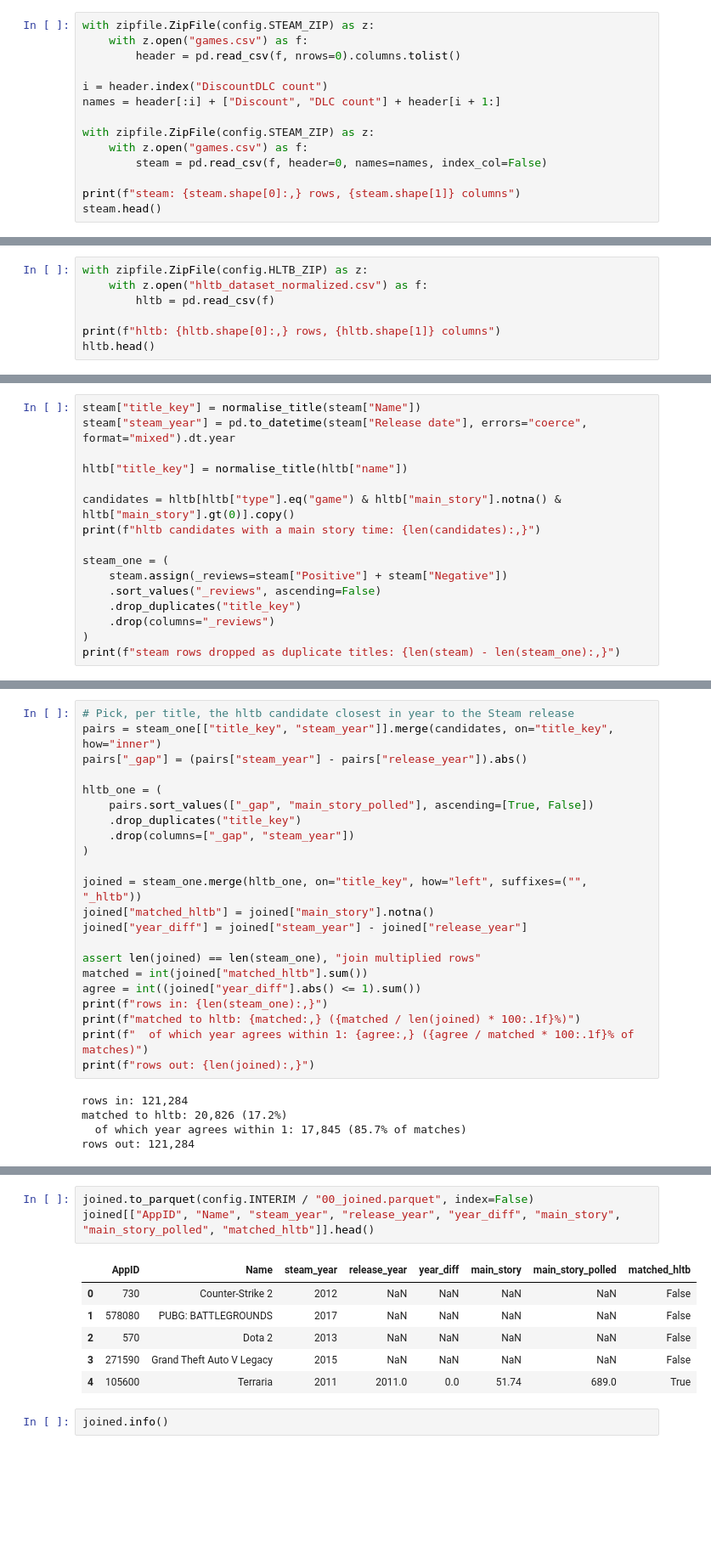
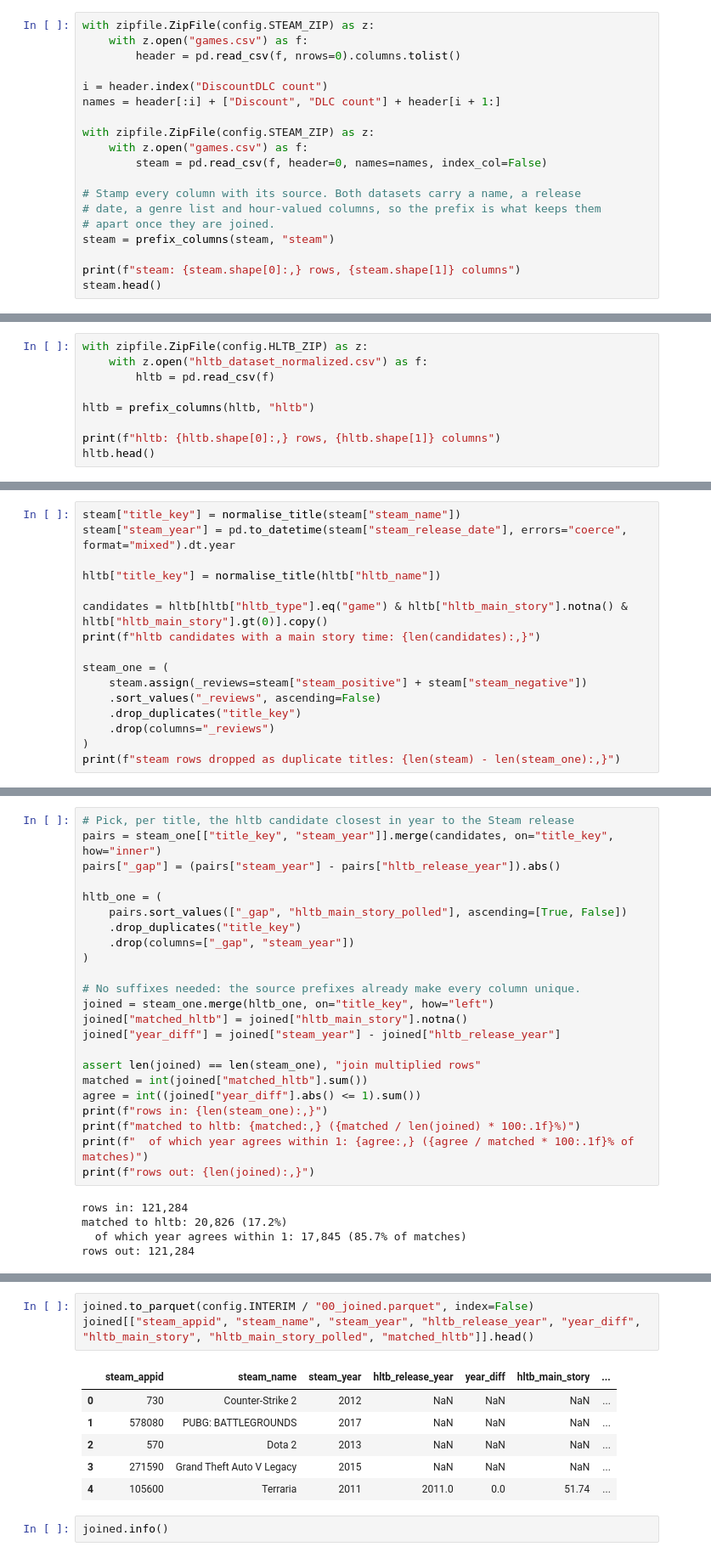
Before and after one commit to SinYang13/IS630, a Jupyter notebook: notebooks/00_setup_and_acquisition.ipynb, the cells around one changed output, grey strips where cells are left out. Shown at 85% size. Drawn from its saved outputs; the diff is of its cells as text; blank space fills up the shorter version.

```diff
--- a/notebooks/00_setup_and_acquisition.ipynb
+++ b/notebooks/00_setup_and_acquisition.ipynb
@@ -57,6 +57,11 @@ with zipfile.ZipFile(config.STEAM_ZIP) as z:
     with z.open("games.csv") as f:
         steam = pd.read_csv(f, header=0, names=names, index_col=False)
 
+# Stamp every column with its source. Both datasets carry a name, a release
+# date, a genre list and hour-valued columns, so the prefix is what keeps them
+# apart once they are joined.
+steam = prefix_columns(steam, "steam")
+
 print(f"steam: {steam.shape[0]:,} rows, {steam.shape[1]} columns")
 steam.head()
 # %% [output]
@@ -107,6 +110,8 @@ with zipfile.ZipFile(config.HLTB_ZIP) as z:
     with z.open("hltb_dataset_normalized.csv") as f:
         hltb = pd.read_csv(f)
 
+hltb = prefix_columns(hltb, "hltb")
+
 print(f"hltb: {hltb.shape[0]:,} rows, {hltb.shape[1]} columns")
 hltb.head()
 # %% [output]
@@ -172,16 +174,16 @@ Both sides are reduced to one row per title first, so the join cannot multiply r
 
 The join is a left join, so every Steam game survives and `matched_hltb` marks the ones that found a partner. `year_diff` is the Steam year minus the HowLongToBeat year, for tightening the match later.
 # %%
-steam["title_key"] = normalise_title(steam["Name"])
-steam["steam_year"] = pd.to_datetime(steam["Release date"], errors="coerce", format="mixed").dt.year
+steam["title_key"] = normalise_title(steam["steam_name"])
+steam["steam_year"] = pd.to_datetime(steam["steam_release_date"], errors="coerce", format="mixed").dt.year
 
-hltb["title_key"] = normalise_title(hltb["name"])
+hltb["title_key"] = normalise_title(hltb["hltb_name"])
 
-candidates = hltb[hltb["type"].eq("game") & hltb["main_story"].notna() & hltb["main_story"].gt(0)].copy()
+candidates = hltb[hltb["hltb_type"].eq("game") & hltb["hltb_main_story"].notna() & hltb["hltb_main_story"].gt(0)].copy()
 print(f"hltb candidates with a main story time: {len(candidates):,}")
 
 steam_one = (
-    steam.assign(_reviews=steam["Positive"] + steam["Negative"])
+    steam.assign(_reviews=steam["steam_positive"] + steam["steam_negative"])
     .sort_values("_reviews", ascending=False)
     .drop_duplicates("title_key")
     .drop(columns="_reviews")
@@ -193,17 +195,18 @@ steam rows dropped as duplicate titles: 4,571
 # %%
 # Pick, per title, the hltb candidate closest in year to the Steam release
 pairs = steam_one[["title_key", "steam_year"]].merge(candidates, on="title_key", how="inner")
-pairs["_gap"] = (pairs["steam_year"] - pairs["release_year"]).abs()
+pairs["_gap"] = (pairs["steam_year"] - pairs["hltb_release_year"]).abs()
 
 hltb_one = (
-    pairs.sort_values(["_gap", "main_story_polled"], ascending=[True, False])
+    pairs.sort_values(["_gap", "hltb_main_story_polled"], ascending=[True, False])
     .drop_duplicates("title_key")
     .drop(columns=["_gap", "steam_year"])
 )
 
-joined = steam_one.merge(hltb_one, on="title_key", how="left", suffixes=("", "_hltb"))
-joined["matched_hltb"] = joined["main_story"].notna()
-joined["year_diff"] = joined["steam_year"] - joined["release_year"]
+# No suffixes needed: the source prefixes already make every column unique.
+joined = steam_one.merge(hltb_one, on="title_key", how="left")
+joined["matched_hltb"] = joined["hltb_main_story"].notna()
+joined["year_diff"] = joined["steam_year"] - joined["hltb_release_year"]
 
 assert len(joined) == len(steam_one), "join multiplied rows"
 matched = int(joined["matched_hltb"].sum())
@@ -234,14 +237,14 @@ compare.round(2)
 | True | 20826 | 155.0 | 3.49 | 16.19 | 2020.0 |
 # %%
 joined.to_parquet(config.INTERIM / "00_joined.parquet", index=False)
-joined[["AppID", "Name", "steam_year", "release_year", "year_diff", "main_story", "main_story_polled", "matched_hltb"]].head()
+joined[["steam_appid", "steam_name", "steam_year", "hltb_release_year", "year_diff", "hltb_main_story", "hltb_main_story_polled", "matched_hltb"]].head()
 # %% [output]
-|  | AppID | Name | steam_year | release_year | year_diff | main_story | main_story_polled | matched_hltb |
-| 0 | 730 | Counter-Strike 2 | 2012 | NaN | NaN | NaN | NaN | False |
-| 1 | 578080 | PUBG: BATTLEGROUNDS | 2017 | NaN | NaN | NaN | NaN | False |
-| 2 | 570 | Dota 2 | 2013 | NaN | NaN | NaN | NaN | False |
-| 3 | 271590 | Grand Theft Auto V Legacy | 2015 | NaN | NaN | NaN | NaN | False |
-| 4 | 105600 | Terraria | 2011 | 2011.0 | 0.0 | 51.74 | 689.0 | True |
+|  | steam_appid | steam_name | steam_year | hltb_release_year | year_diff | hltb_main_story | ... |
+| 0 | 730 | Counter-Strike 2 | 2012 | NaN | NaN | NaN | ... |
+| 1 | 578080 | PUBG: BATTLEGROUNDS | 2017 | NaN | NaN | NaN | ... |
+| 2 | 570 | Dota 2 | 2013 | NaN | NaN | NaN | ... |
+| 3 | 271590 | Grand Theft Auto V Legacy | 2015 | NaN | NaN | NaN | ... |
+| 4 | 105600 | Terraria | 2011 | 2011.0 | 0.0 | 51.74 | ... |
 # %%
 joined.info()
 # %% [output]
```
Also changed, not shown: parts of 7 cells of this notebook, 18 other files.
